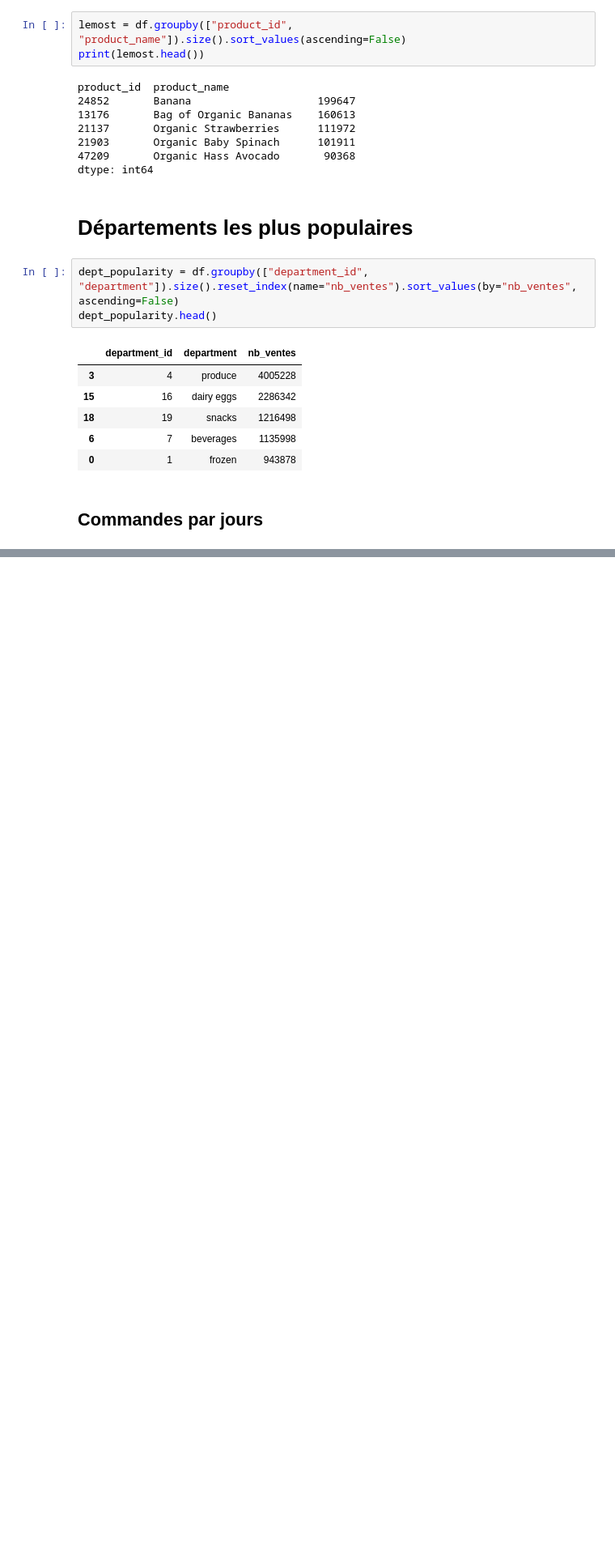
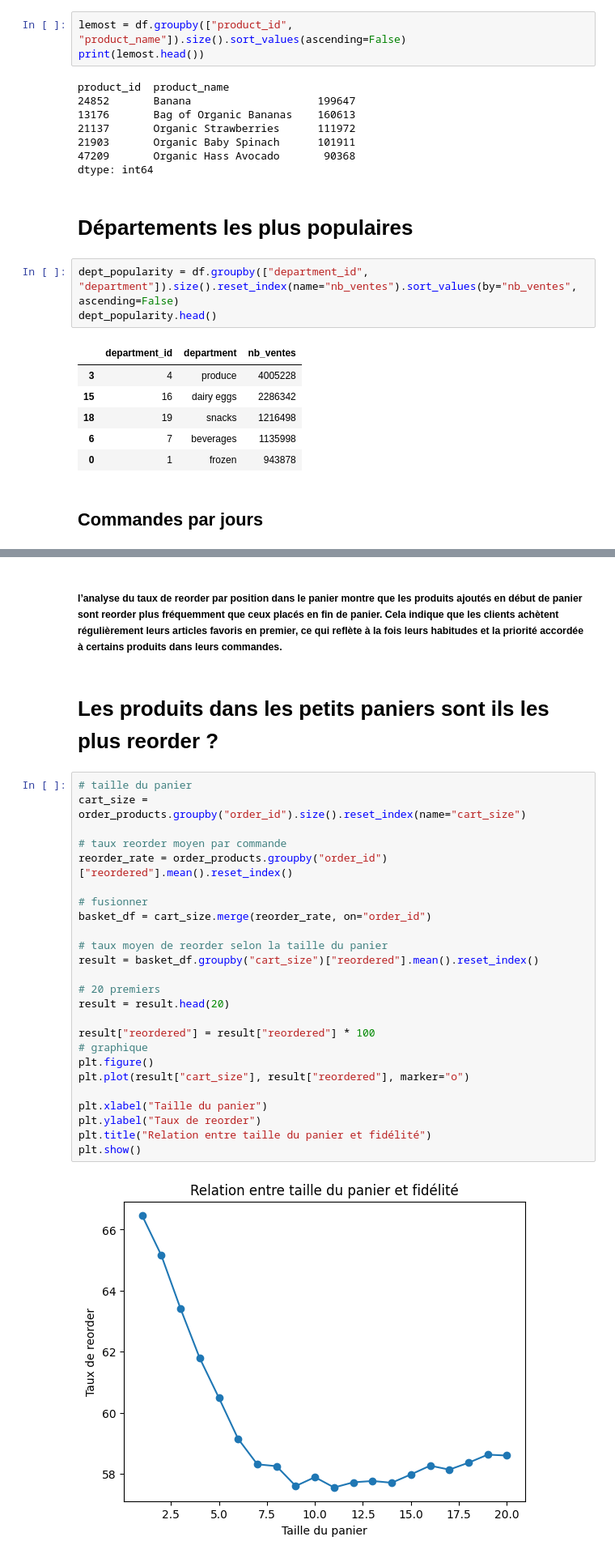
Before and after one commit to LeMatt28/Nextbuy-AI, a Jupyter notebook: notebook.ipynb, the cells around one changed output, grey strips where cells are left out. Shown at 81% size. Saved outputs shown, nothing was run; the diff lists cells and outputs as text; blank space fills up the shorter version.

```diff
--- a/notebook.ipynb
+++ b/notebook.ipynb
@@ -119,0 +155,31 @@ plt.show()
+# %% [markdown]
+##### l’analyse du taux de reorder par position dans le panier montre que les produits ajoutés en début de panier sont reorder plus fréquemment que ceux placés en fin de panier. Cela indique que les clients achètent régulièrement leurs articles favoris en premier, ce qui reflète à la fois leurs habitudes et la priorité accordée à certains produits dans leurs commandes.
+# %% [markdown]
+# Les produits dans les petits paniers sont ils les plus reorder ?
+# %%
+# taille du panier
+cart_size = order_products.groupby("order_id").size().reset_index(name="cart_size")
+
+# taux reorder moyen par commande
+reorder_rate = order_products.groupby("order_id")["reordered"].mean().reset_index()
+
+# fusionner
+basket_df = cart_size.merge(reorder_rate, on="order_id")
+
+# taux moyen de reorder selon la taille du panier
+result = basket_df.groupby("cart_size")["reordered"].mean().reset_index()
+
+# 20 premiers
+result = result.head(20)
+
+result["reordered"] = result["reordered"] * 100
+# graphique
+plt.figure()
+plt.plot(result["cart_size"], result["reordered"], marker="o")
+
+plt.xlabel("Taille du panier")
+plt.ylabel("Taux de reorder")
+plt.title("Relation entre taille du panier et fidélité")
+plt.show()
+# %% [output]
+[figure, added]
```
Also changed, not shown: parts of 9 cells of this notebook.
